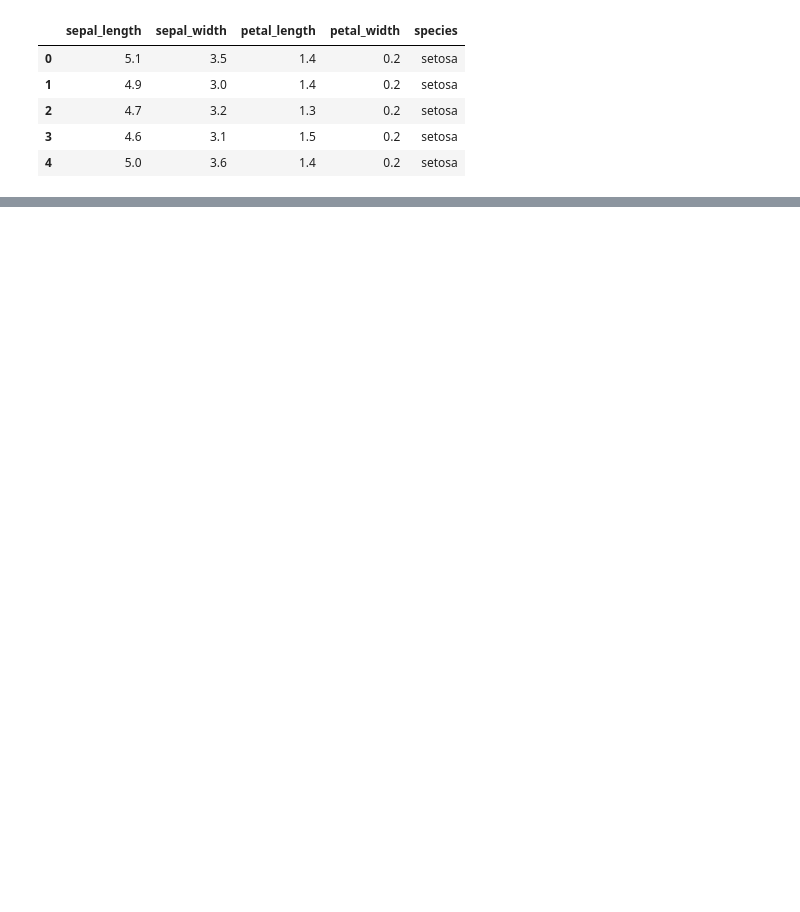
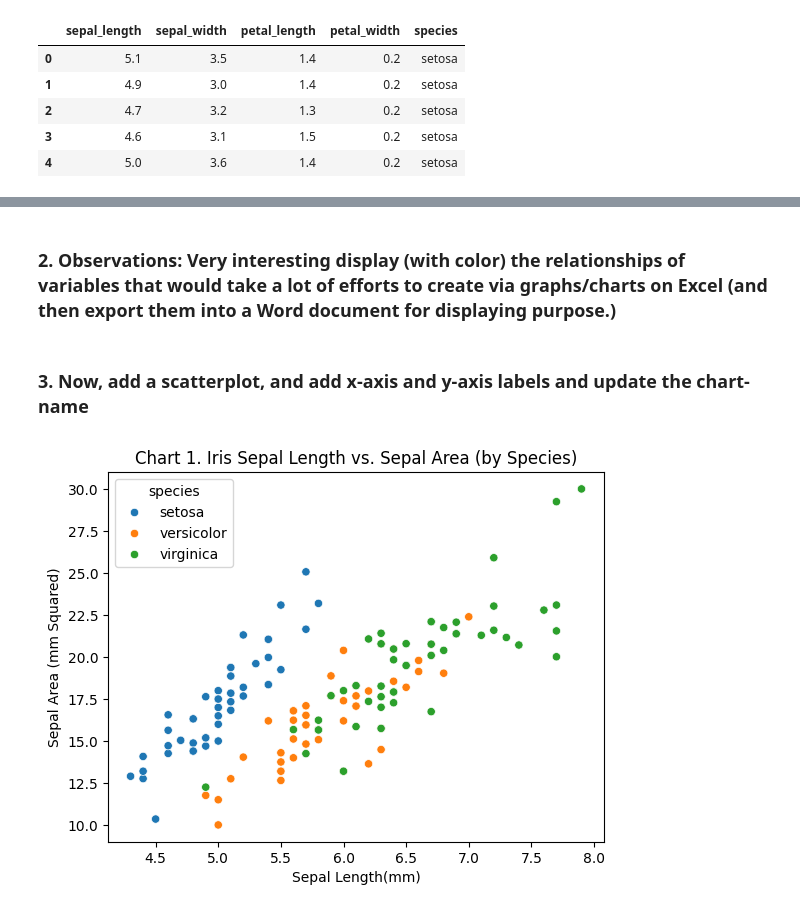
Before and after one commit to ctranimal/datafun-04-eda, a Jupyter notebook: tran-notebook.ipynb, the cells around one changed output, grey strips where cells are left out. Cells and saved outputs as stored; diff of their text form; code cells hidden in the pictures; blank space fills up the shorter version.

```diff
--- a/tran-notebook.ipynb
+++ b/tran-notebook.ipynb
@@ -48,0 +183,19 @@ iris_df.head()
+# %% [markdown]
+### 2. Observations: Very interesting display (with color) the relationships of variables that would take a lot of efforts to create via graphs/charts on Excel (and then export them into a Word document for displaying purpose.)
+# %% [markdown]
+### 3. Now, add a scatterplot, and add x-axis and y-axis labels and update the chart-name
+# %%
+# A scatter plot is a plot of 2 numberical variables
+
+scatter_plt: Axes = sns.scatterplot(data=iris_df, x="Sepal Length", y="Sepal Area", hue="species")
+
+# set axis labels using the Matplotlib Axes methods set_xlabel() and set_ylabel()
+scatter_plt.set_xlabel("Sepal Length(mm)")
+scatter_plt.set_ylabel("Sepal Area (mm Squared)")
+
+#set the title using Matplotlib Axes set_title() method
+scatter_plt.set_title("Chart 1. Iris Sepal Length vs. Sepal Area (by Species)")
+
+matplotlib.pyplot.show()
+# %% [output]
+[figure, added]
```
Also changed, not shown: parts of 28 cells of this notebook, 1 other file.
